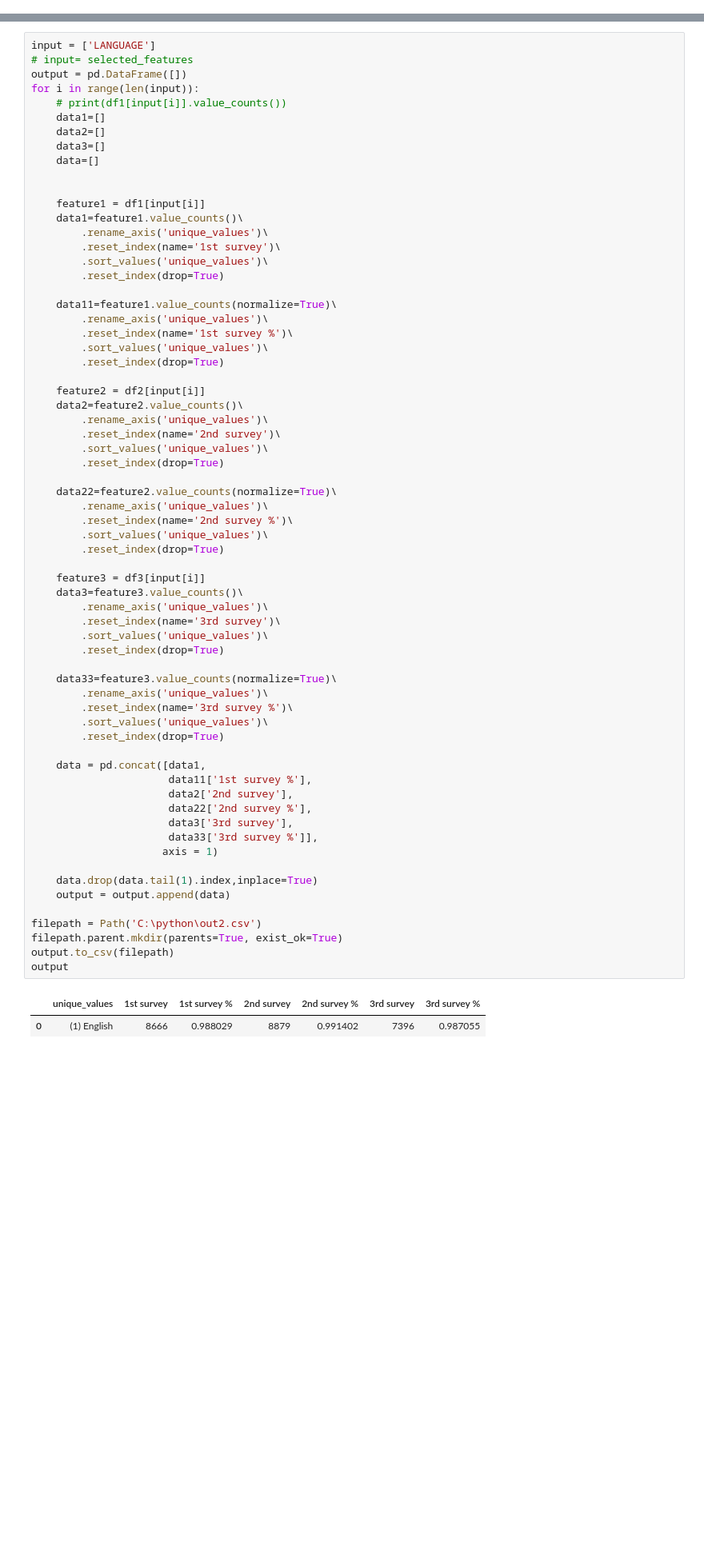
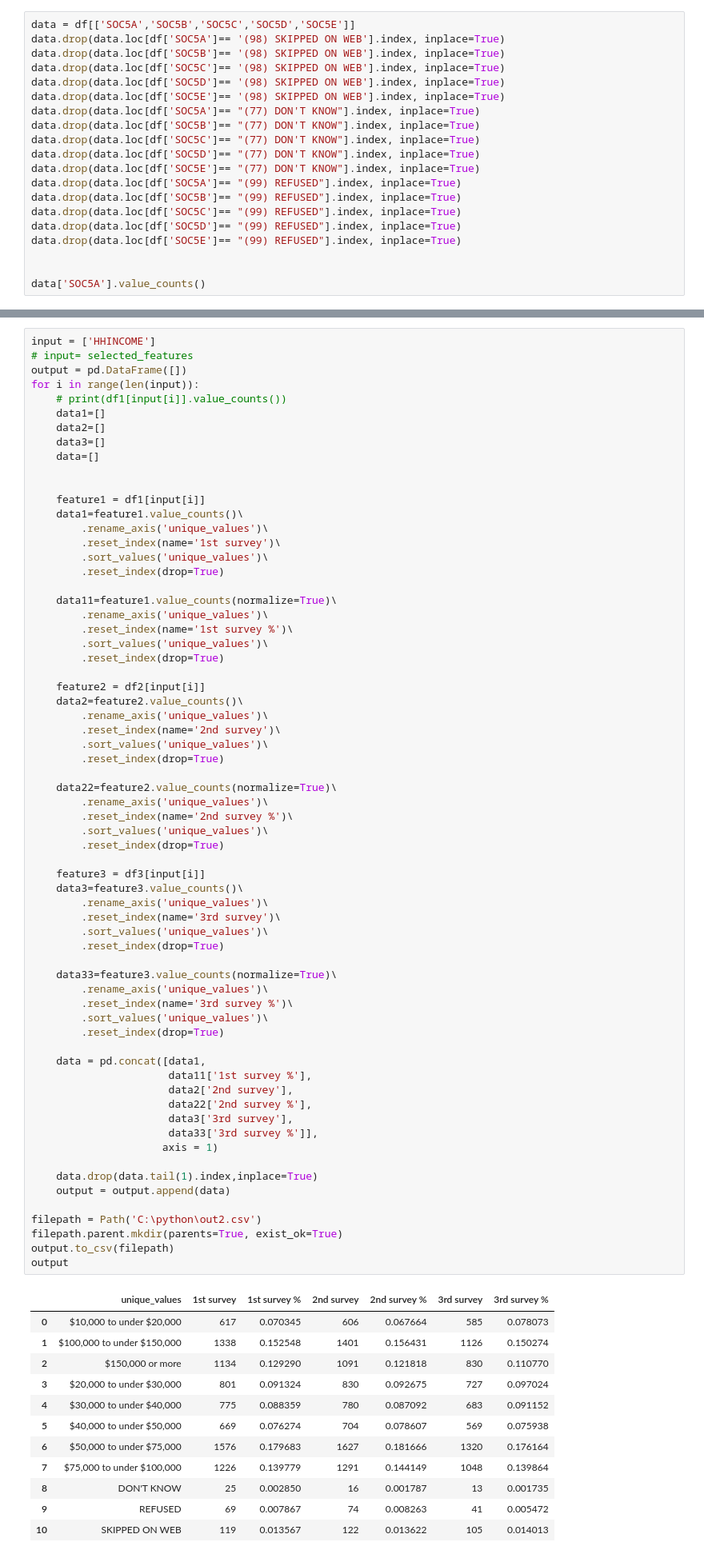
Before and after one commit to meisamasgri/Covid19AndMentalHealth, a Jupyter notebook: SE Total.ipynb, the cells around one changed output, grey strips where cells are left out. Shown: that part at 80% size. Cells and saved outputs as stored; diff of their text form; blank space fills up the shorter version.

```diff
--- a/SE Total.ipynb
+++ b/SE Total.ipynb
@@ -79,3 +79,23 @@ df3['PHYS2_1'].value_counts()
 (0) No     5119
 (1) Yes    2374
 Name: PHYS2_1, dtype: int64
+# %%
+data = df[['SOC5A','SOC5B','SOC5C','SOC5D','SOC5E']]
+data.drop(data.loc[df['SOC5A']== '(98) SKIPPED ON WEB'].index, inplace=True)
+data.drop(data.loc[df['SOC5B']== '(98) SKIPPED ON WEB'].index, inplace=True)
+data.drop(data.loc[df['SOC5C']== '(98) SKIPPED ON WEB'].index, inplace=True)
+data.drop(data.loc[df['SOC5D']== '(98) SKIPPED ON WEB'].index, inplace=True)
+data.drop(data.loc[df['SOC5E']== '(98) SKIPPED ON WEB'].index, inplace=True)
+data.drop(data.loc[df['SOC5A']== "(77) DON'T KNOW"].index, inplace=True)
+data.drop(data.loc[df['SOC5B']== "(77) DON'T KNOW"].index, inplace=True)
+data.drop(data.loc[df['SOC5C']== "(77) DON'T KNOW"].index, inplace=True)
+data.drop(data.loc[df['SOC5D']== "(77) DON'T KNOW"].index, inplace=True)
+data.drop(data.loc[df['SOC5E']== "(77) DON'T KNOW"].index, inplace=True)
+data.drop(data.loc[df['SOC5A']== "(99) REFUSED"].index, inplace=True)
+data.drop(data.loc[df['SOC5B']== "(99) REFUSED"].index, inplace=True)
+data.drop(data.loc[df['SOC5C']== "(99) REFUSED"].index, inplace=True)
+data.drop(data.loc[df['SOC5D']== "(99) REFUSED"].index, inplace=True)
+data.drop(data.loc[df['SOC5E']== "(99) REFUSED"].index, inplace=True)
+
+
+data['SOC5A'].value_counts()
@@ -82,5 +141,5 @@ Name: PHYS2_1, dtype: int64
 # %%
-input = ['LANGUAGE']
+input = ['HHINCOME']
 # input= selected_features
 output = pd.DataFrame([])
 for i in range(len(input)):
@@ -120,31 +179,41 @@ for i in range(len(input)):
     feature3 = df3[input[i]]
     data3=feature3.value_counts()\
         .rename_axis('unique_values')\
         .reset_index(name='3rd survey')\
         .sort_values('unique_values')\
         .reset_index(drop=True)
 
     data33=feature3.value_counts(normalize=True)\
         .rename_axis('unique_values')\
         .reset_index(name='3rd survey %')\
         .sort_values('unique_values')\
         .reset_index(drop=True)
 
     data = pd.concat([data1,
                       data11['1st survey %'],
                       data2['2nd survey'],
                       data22['2nd survey %'],
                       data3['3rd survey'],
                       data33['3rd survey %']],
                      axis = 1)
 
     data.drop(data.tail(1).index,inplace=True)
     output = output.append(data)
 
 filepath = Path('C:\python\out2.csv')
 filepath.parent.mkdir(parents=True, exist_ok=True)
 output.to_csv(filepath)
 output
 # %% [output]
 |  | unique_values | 1st survey | 1st survey % | 2nd survey | 2nd survey % | 3rd survey | 3rd survey % |
-| 0 | (1) English | 8666 | 0.988029 | 8879 | 0.991402 | 7396 | 0.987055 |
+| 0 | $10,000 to under $20,000 | 617 | 0.070345 | 606 | 0.067664 | 585 | 0.078073 |
+| 1 | $100,000 to under $150,000 | 1338 | 0.152548 | 1401 | 0.156431 | 1126 | 0.150274 |
+| 2 | $150,000 or more | 1134 | 0.129290 | 1091 | 0.121818 | 830 | 0.110770 |
+| 3 | $20,000 to under $30,000 | 801 | 0.091324 | 830 | 0.092675 | 727 | 0.097024 |
+| 4 | $30,000 to under $40,000 | 775 | 0.088359 | 780 | 0.087092 | 683 | 0.091152 |
+| 5 | $40,000 to under $50,000 | 669 | 0.076274 | 704 | 0.078607 | 569 | 0.075938 |
+| 6 | $50,000 to under $75,000 | 1576 | 0.179683 | 1627 | 0.181666 | 1320 | 0.176164 |
+| 7 | $75,000 to under $100,000 | 1226 | 0.139779 | 1291 | 0.144149 | 1048 | 0.139864 |
+| 8 | DON'T KNOW | 25 | 0.002850 | 16 | 0.001787 | 13 | 0.001735 |
+| 9 | REFUSED | 69 | 0.007867 | 74 | 0.008263 | 41 | 0.005472 |
+| 10 | SKIPPED ON WEB | 119 | 0.013567 | 122 | 0.013622 | 105 | 0.014013 |
```
Also changed, not shown: parts of 3 cells of this notebook, 10 other files.
